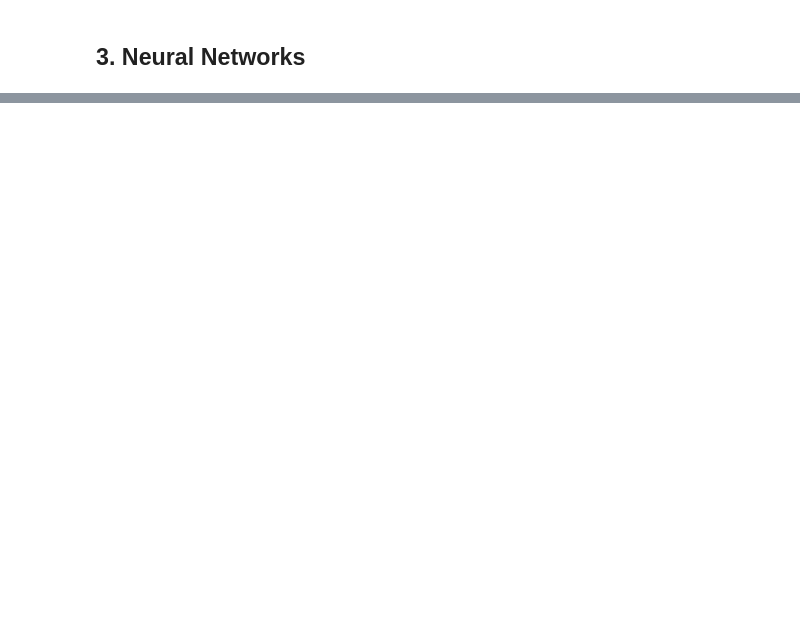
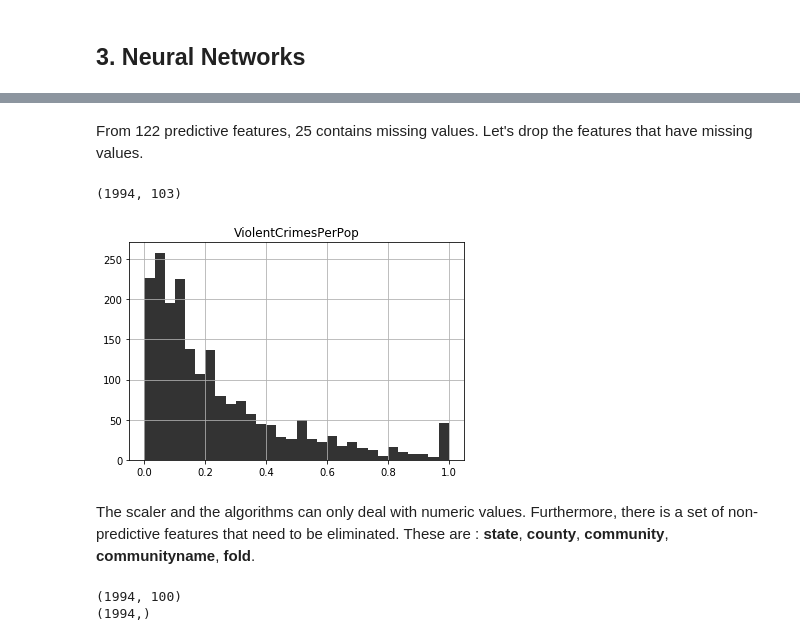
Before and after one commit to geoffmt/SDTSIA-210, a Jupyter notebook: Projet.ipynb, the cells around one changed output, grey strips where cells are left out. Cells and saved outputs as stored; diff of their text form; code cells hidden in the pictures; blank space fills up the shorter version.

```diff
--- a/Projet.ipynb
+++ b/Projet.ipynb
@@ -1075,0 +1047,9 @@ Normalized confusion matrix
+# %%
+import numpy as np
+from pandas import read_csv
+import matplotlib.pyplot as plt
+#%matplotlib inline
+attributes = read_csv('Documents/TPT/2A/SDTSIA-210/Projet/Regress/attributes.csv', delim_whitespace=True)
+data = read_csv('Documents/TPT/2A/SDTSIA-210/Projet/Regress/communities.data', names = attributes['attributes'])
+
+display(data)
@@ -1075,0 +1076,8 @@ Normalized confusion matrix
+# %%
+from pandas import DataFrame
+
+data = data.replace('?', np.nan)
+feat_miss = data.columns[data.isnull().any()]
+
+print(feat_miss)
+feat_miss.shape
@@ -1075,0 +1094,15 @@ Normalized confusion matrix
+# %% [markdown]
+From 122 predictive features, 25 contains missing values.
+Let's drop the features that have missing values.
+# %%
+data = data.dropna(axis=1)
+print(data.shape)
+# %% [output]
+(1994, 103)
+# %%
+data.hist(column = ['ViolentCrimesPerPop'], bins = 30, color = 'black', alpha = 0.8)
+plt.show()
+# %% [output]
+[figure, added]
+# %% [markdown]
+The scaler and the algorithms can only deal with numeric values. Furthermore, there is a set of non-predictive features that need to be eliminated. These are : __state__, __county__, __community__, __communityname__, __fold__.
@@ -1075,0 +1112,11 @@ Normalized confusion matrix
+# %%
+X = data.iloc[:, 0:100].values
+y = data.iloc[:, 100].values # violent crimes per pop
+from sklearn.model_selection import train_test_split
+X_train, X_test, y_train, y_test = train_test_split(X, y, test_size = 0.25, random_state = 1)
+
+print(X.shape)
+print(y.shape)
+# %% [output]
+(1994, 100)
+(1994,)
```
Also changed, not shown: parts of 40 cells of this notebook.
